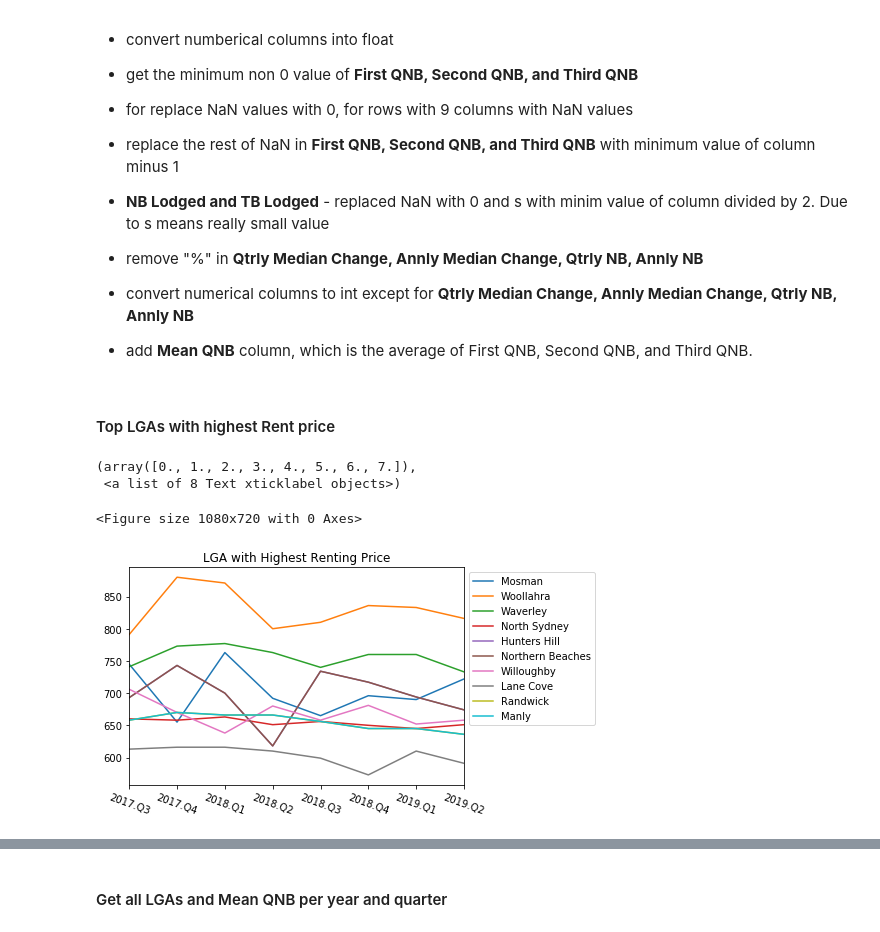
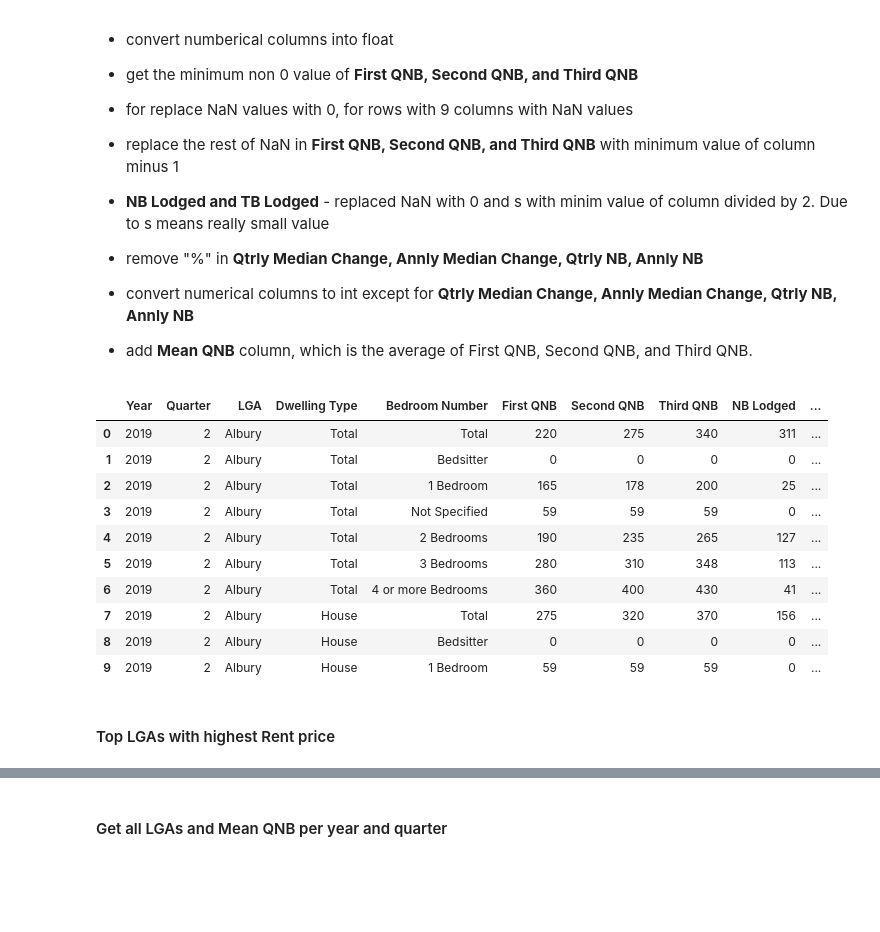
Before and after one commit to alyssa-raphaella/ITEC657_Project_GroupB, a Jupyter notebook: Rent_Data_ntbk.ipynb, the cells around one changed output, grey strips where cells are left out. Saved outputs shown, nothing was run; the diff lists cells and outputs as text; code cells hidden in the pictures; blank space fills up the shorter version.

```diff
--- a/Rent_Data_ntbk.ipynb
+++ b/Rent_Data_ntbk.ipynb
@@ -55,11 +56,0 @@ rent_df["TB Lodged"] = rent_df["TB Lodged"].astype(str).astype(float)
-# %%
-### NAN values are replaced with 0 ###
-### s values which mean really small values are replaced with min/2 ###
-
-fq_min_val = np.min(rent_df["NB Lodged"])
-rent_df["NB Lodged"] = rent_df["NB Lodged"].replace(1, fq_min_val)/2
-rent_df["NB Lodged"] = rent_df["NB Lodged"].replace(np.nan, 0)
-
-sq_min_val = np.min(rent_df["TB Lodged"])
-rent_df["TB Lodged"] = rent_df["TB Lodged"].replace(1, sq_min_val)/2
-rent_df["TB Lodged"] = rent_df["TB Lodged"].replace(np.nan, 0)
@@ -90,2 +57,16 @@ rent_df['Mean QNB'] = rent_df['Mean QNB'].astype(int)
+# %%
+rent_df.head(10)
+# %% [output]
+|  | Year | Quarter | LGA | Dwelling Type | Bedroom Number | First QNB | Second QNB | Third QNB | NB Lodged | ... |
+| 0 | 2019 | 2 | Albury | Total | Total | 220 | 275 | 340 | 311 | ... |
+| 1 | 2019 | 2 | Albury | Total | Bedsitter | 0 | 0 | 0 | 0 | ... |
+| 2 | 2019 | 2 | Albury | Total | 1 Bedroom | 165 | 178 | 200 | 25 | ... |
+| 3 | 2019 | 2 | Albury | Total | Not Specified | 59 | 59 | 59 | 0 | ... |
+| 4 | 2019 | 2 | Albury | Total | 2 Bedrooms | 190 | 235 | 265 | 127 | ... |
+| 5 | 2019 | 2 | Albury | Total | 3 Bedrooms | 280 | 310 | 348 | 113 | ... |
+| 6 | 2019 | 2 | Albury | Total | 4 or more Bedrooms | 360 | 400 | 430 | 41 | ... |
+| 7 | 2019 | 2 | Albury | House | Total | 275 | 320 | 370 | 156 | ... |
+| 8 | 2019 | 2 | Albury | House | Bedsitter | 0 | 0 | 0 | 0 | ... |
+| 9 | 2019 | 2 | Albury | House | 1 Bedroom | 59 | 59 | 59 | 0 | ... |
 # %% [markdown]
 #### Top LGAs with highest Rent price
@@ -146,22 +72,0 @@ for x in range(len(top_mean)):
-# %%
-### Graph LGA ###
-top_mean_df = pd.DataFrame.from_records(top_mean_arr)
-top_mean_df.columns = ['LGA', '2015.Q1', '2015.Q2', '2015.Q3', '2015.Q4', '2016.Q1', '2016.Q2', '2016.Q3', '2016.Q4',
-                      '2017.Q1', '2017.Q2', '2017.Q3', '2017.Q4', '2018.Q1', '2018.Q2', '2018.Q3', '2018.Q4',
-                      '2019.Q1', '2019.Q2']
-top_mean_df.index = top_mean_df['LGA']
-top_mean_df = top_mean_df.drop('LGA', axis=1)
-
-### remove columns for the graph to look nice ###
-top_mean_df = top_mean_df.drop(['2015.Q1', '2015.Q2', '2015.Q3', '2015.Q4', '2016.Q1', '2016.Q2', '2016.Q3', '2016.Q4',
-                      '2017.Q1', '2017.Q2'], axis=1)
-plt.figure(figsize=(15,10))
-top_mean_df.transpose().plot()
-plt.title('LGA with Highest Renting Price')
-plt.legend(bbox_to_anchor=(1, 1), loc=2)
-plt.xticks(rotation=-20)
-# %% [output]
-(array([0., 1., 2., 3., 4., 5., 6., 7.]),
- <a list of 8 Text xticklabel objects>)
-<Figure size 1080x720 with 0 Axes>
-[figure, removed]
```
Also changed, not shown: parts of 43 cells of this notebook.
